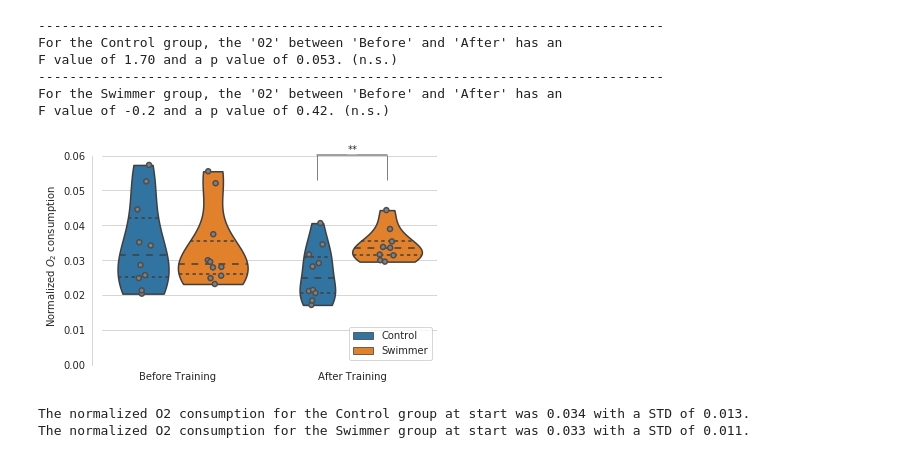
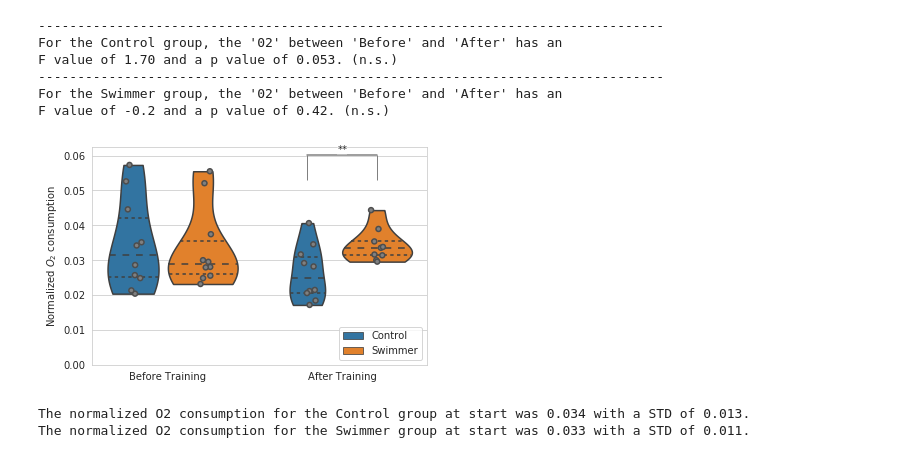
Before and after one commit to habi/Zebra-Fish-Gills, a Jupyter notebook: Gills-Analysis.ipynb, the cells around one changed output. Cells and saved outputs as stored; diff of their text form; code cells hidden in the pictures.

```diff
--- a/Gills-Analysis.ipynb
+++ b/Gills-Analysis.ipynb
@@ -2920,35 +2908,34 @@ seaborn.violinplot(data=Respirometry,
                    x='Training',
                    cut=0,
                    inner='quartiles')
 seaborn.stripplot(data=Respirometry,
                   hue='Experiment',
                   y='o2',
                   x='Training',
                   jitter=True,
                   dodge=True,
                   s=5,
                   linewidth=1.5,
                   palette=['gray', 'gray'])
 if legend:
     handles, labels = plt.gca().get_legend_handles_labels()
     plt.legend(handles[:len(handles) // 2],
                labels[:len(labels) // 2],
                loc='lower right')
 else:
     plt.legend().set_visible(False)
 plt.xlabel('')
 plt.gca().set_xticklabels(['Before Training', 'After Training'])
 plt.ylabel('Normalized $O_{2}$ consumption')
 significance_bar(1 - 0.2, 1 + 0.2,
                  Respirometry['o2'].max(),
                  p_value_respirometry[1])
 if zerotheplots:
     plt.ylim(ymin=0)
-seaborn.despine(offset=10, trim=True, bottom=True)
 plt.savefig(os.path.join(OutPutDir, 'O2_normalized.png'), bbox_inches='tight')
 plt.show()
 # %% [output]
-[figure, old version]
+[figure, new version]
 # %%
 for experiment in Data.Experiment.unique():
     print('The normalized O2 consumption for '
```
Also changed, not shown: parts of 24 cells of this notebook, 2 other files.
